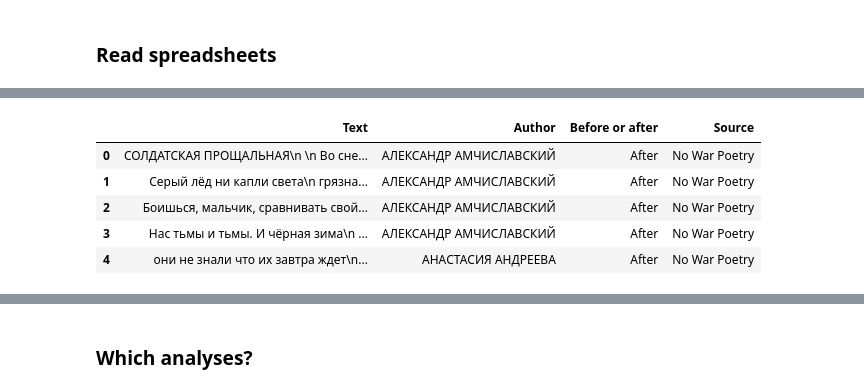
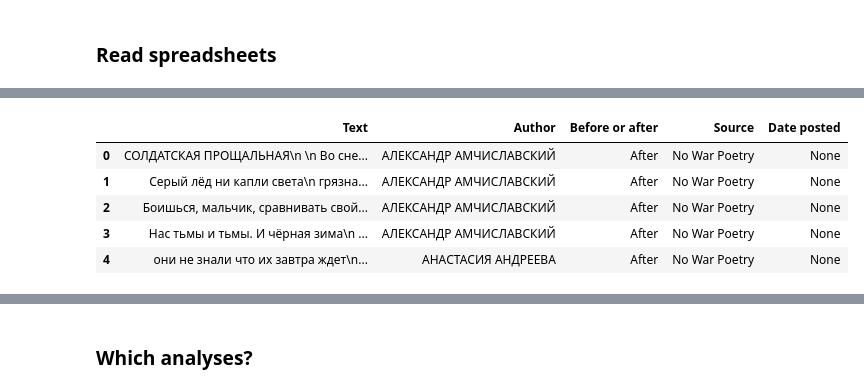
Before and after one commit to eelegiap/thesis-code, a Jupyter notebook: preliminary_cleaning_and_analysis.ipynb, the cells around one changed output, grey strips where cells are left out. Saved outputs shown, nothing was run; the diff lists cells and outputs as text; code cells hidden in the pictures.

```diff
--- a/preliminary_cleaning_and_analysis.ipynb
+++ b/preliminary_cleaning_and_analysis.ipynb
@@ -38,9 +38,12 @@ Unknown
 # %% [markdown]
 ### Read spreadsheets
 # %%
-xls = pd.ExcelFile('Excel_files/Thesis_Poems_9-18_4.xlsx')
-roarDf = pd.read_excel(xls, 'ROAR Vol. 3')
+xls = pd.ExcelFile('Excel_files/Thesis_Poems.xlsx')
+roar3Df = pd.read_excel(xls, 'ROAR Vol. 3')
+roar2Df = pd.read_excel(xls, 'ROAR Vol. 2')
 fbDf = pd.read_excel(xls, 'Facebook and Telegram')
+morefbDf = pd.read_excel(xls, 'More Facebook')
 mzDf = pd.read_excel(xls, 'Metazhurnal')
 npwDf = pd.read_excel(xls, 'No War Poetry')
+epDf = pd.read_excel(xls, 'Essential Poetry',usecols=[0,1,2,3,4], names=['Text', 'Author','Before or after','Source','Date posted'])
 # %%
@@ -104,11 +141,12 @@ mzDf.head()
 # %%
 npwDf = npwDf[['Text','Author','Before or after']]
 npwDf['Source'] = 'No War Poetry'
+npwDf['Date posted'] = 'None'
 npwDf.head()
 # %% [output]
-|  | Text | Author | Before or after | Source |
-| 0 | СОЛДАТСКАЯ ПРОЩАЛЬНАЯ\n \n Во сне... | АЛЕКСАНДР АМЧИСЛАВСКИЙ | After | No War Poetry |
-| 1 | Серый лёд ни капли света\n грязна... | АЛЕКСАНДР АМЧИСЛАВСКИЙ | After | No War Poetry |
-| 2 | Боишься, мальчик, сравнивать свой... | АЛЕКСАНДР АМЧИСЛАВСКИЙ | After | No War Poetry |
-| 3 | Нас тьмы и тьмы. И чёрная зима\n ... | АЛЕКСАНДР АМЧИСЛАВСКИЙ | After | No War Poetry |
-| 4 | они не знали что их завтра ждет\n... | АНАСТАСИЯ АНДРЕЕВА | After | No War Poetry |
+|  | Text | Author | Before or after | Source | Date posted |
+| 0 | СОЛДАТСКАЯ ПРОЩАЛЬНАЯ\n \n Во сне... | АЛЕКСАНДР АМЧИСЛАВСКИЙ | After | No War Poetry | None |
+| 1 | Серый лёд ни капли света\n грязна... | АЛЕКСАНДР АМЧИСЛАВСКИЙ | After | No War Poetry | None |
+| 2 | Боишься, мальчик, сравнивать свой... | АЛЕКСАНДР АМЧИСЛАВСКИЙ | After | No War Poetry | None |
+| 3 | Нас тьмы и тьмы. И чёрная зима\n ... | АЛЕКСАНДР АМЧИСЛАВСКИЙ | After | No War Poetry | None |
+| 4 | они не знали что их завтра ждет\n... | АНАСТАСИЯ АНДРЕЕВА | After | No War Poetry | None |
```
Also changed, not shown: parts of 25 cells of this notebook, 3 other files.
